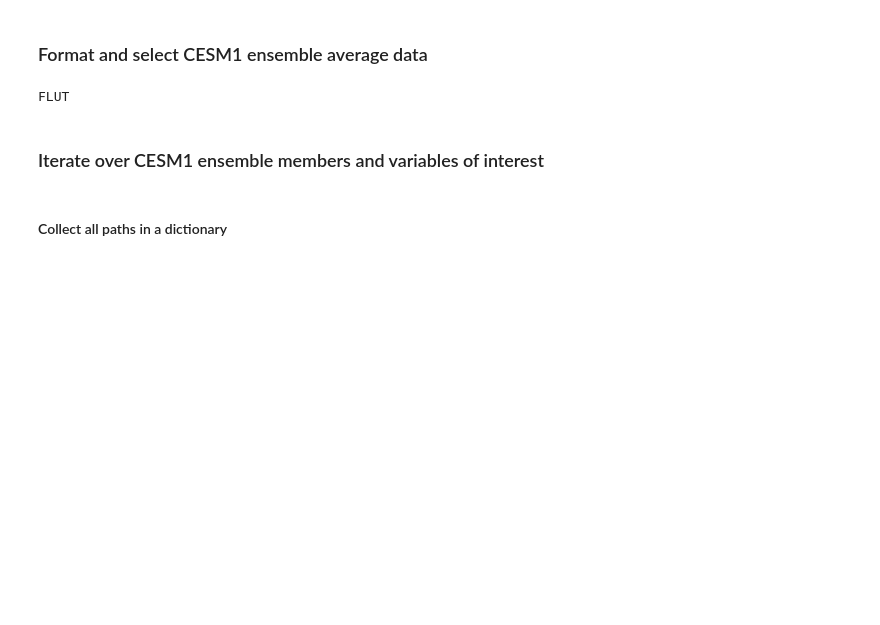
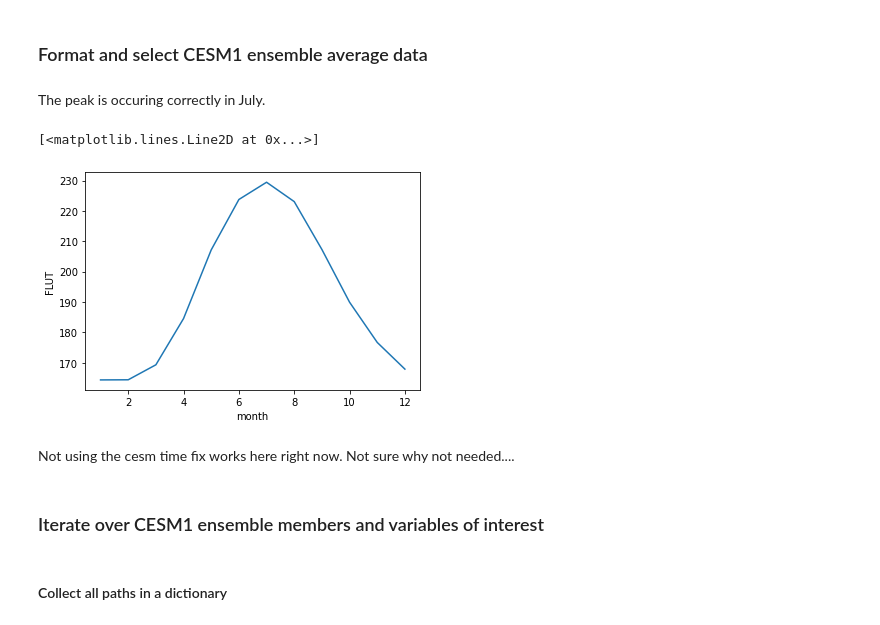
Before and after one commit to jshaw35/spectral_ice, a Jupyter notebook: figure3/figure3.ipynb, the cells around one changed output. Saved outputs shown, nothing was run; the diff lists cells and outputs as text; code cells hidden in the pictures; blank space fills up the shorter version.

```diff
--- a/figure3/figure3.ipynb
+++ b/figure3/figure3.ipynb
@@ -124,19 +139,25 @@ var_list = ['FLUT']
-# %%
-proc_dict = {} # dictionary for processed data
-
-for i in var_list:
-    print(i)
-    _files = glob.glob('%s/*%s*.nc' % (ensavg_path,i)) # get appropriate files
-    _subset = arc_subset(_files,var=i) # subset in time and space
-
-    _subset_wgtd = add_weights(_subset) # add area-weighting coordinate
-    _subset_spatavg = masked_average(_subset_wgtd,dim=['lat','lon'],weights=_subset_wgtd['cell_weight']) # I will need to interpolate for complete consistency with observations jshaw,TODO
-    _subset_jfm = _subset_spatavg.sel(time=is_jfm(_subset_spatavg.time)) # select jan, feb, mar
-    _subset_jfmavg = _subset_jfm.groupby('time.year').mean('time') # average into an annual timeseries
-
-    proc_dict[i] = _subset_jfmavg # store in proc_dict
-# %% [output]
-FLUT
+# %%
+ensavg_olr_files = glob.glob('%s/*%s*.nc' % (ensavg_path,'FLUT')) # get appropriate files
+
+ensavg_olr_ds = xr.open_mfdataset(ensavg_olr_files)
+
+ensavg_interp = ensavg_olr_ds['FLUT'].interp_like(ceres_subset.isel(time=0)) # interpolated before subsetting, could use xESMF
+
+ensavg_subset = ensavg_interp.sel(time=slice('2001-01-01','2021-12-31'),lat=slice(69,None))
+
+ensavg_subset_wgtd = add_weights(ensavg_subset) # add area-weighting coordinate
+ensavg_subset_spatavg = masked_average(ensavg_subset_wgtd,dim=['lat','lon'],weights=ensavg_subset_wgtd['cell_weight']) # I will need to interpolate for complete consistency with observations jshaw,TODO
+ensavg_subset_jfm = ensavg_subset_spatavg.sel(time=is_jfm(ensavg_subset_spatavg.time)) # select jan, feb, mar
+ensavg_subset_jfmavg = ensavg_subset_jfm.groupby('time.year').mean('time') # average into an annual timeseries
+# %% [markdown]
+The peak is occuring correctly in July.
+# %%
+ensavg_olr_ds['FLUT'].sel(time=slice('2001-01-01','2021-12-31'),lat=slice(69,None)).groupby('time.month').mean(dim=['time','lat','lon']).plot(label='ens avg')
+# %% [output]
+[<matplotlib.lines.Line2D at 0x...>]
+[figure, added]
+# %% [markdown]
+Not using the cesm time fix works here right now. Not sure why not needed....
 # %% [markdown]
 ### Iterate over CESM1 ensemble members and variables of interest
 # %%
```
Also changed, not shown: parts of 26 cells of this notebook.
